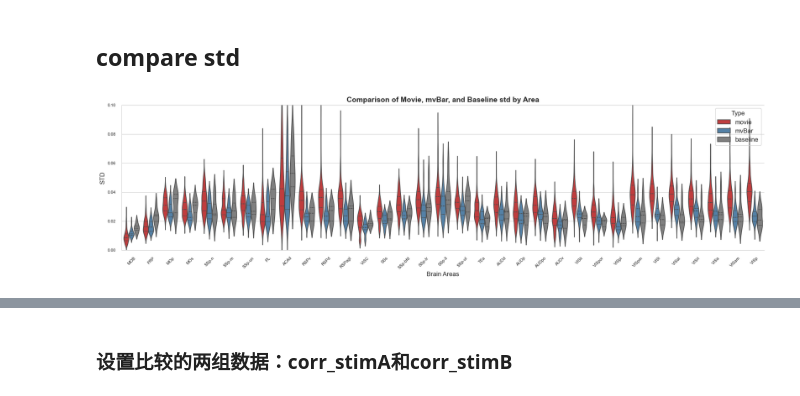
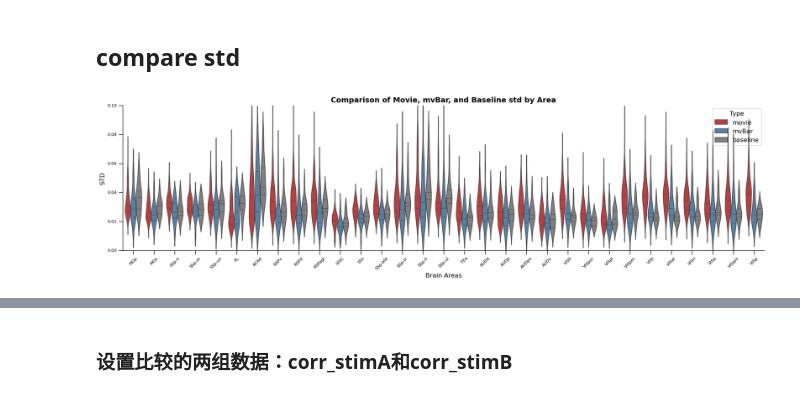
Before and after one commit to Zhaoxi-Liu/widefield_imaging_analysis, a Jupyter notebook: summary.ipynb, the cells around one changed output, grey strips where cells are left out. Drawn from its saved outputs; the diff is of its cells as text; code cells hidden in the pictures.

```diff
--- a/summary.ipynb
+++ b/summary.ipynb
@@ -11,5 +13,5 @@ from wfield import *
 # %%
-path_summary = 'Y:/WF_VC_liuzhaoxi/______________natural_movie_summary2'
+path_summary = '/home/lzx/data/WF_VC_liuzhaoxi/______________natural_movie_summary2'
 os.makedirs(path_summary, exist_ok=True)
 # %%
 warped_height, warped_width = (540, 640)
@@ -25,6 +27,6 @@ ccf_regions = allen_transform_regions(None,ccf_regions_reference,
 atlas, areanames, brain_mask = atlas_from_landmarks_file(landmarks_file=None, reference='dorsal_cortex', dims = [warped_height, warped_width], do_transform = None)
 # %%
 
-area_list = ['MOB','FRP','MOp','MOs','SSp-n','SSp-m','SSp-un','PL','ACAd','RSPv','RSPd','RSPagl','VISC',
+area_list = ['MOp','MOs','SSp-n','SSp-m','SSp-un','PL','ACAd','RSPv','RSPd','RSPagl','VISC',
              'SSs','SSp-bfd','SSp-tr','SSp-ll','SSp-ul','TEa','AUDd','AUDp','AUDpo','AUDv',
              'VISli','VISpor','VISpl','VISpm','VISl','VISal','VISrl','VISa','VISam','VISp']
@@ -176,43 +187,43 @@ print(df_results.sort_values('p_fdr'))
 # %% [markdown]
 ## compare std
 # %%
-all_area_std_movie = np.load(pjoin(path_summary, 'natural-movie-series','all_area_std.npy'))
-all_area_std_mvBar = np.load(pjoin(path_summary, 'moving-bar','all_area_std.npy'))
-all_area_std_baseline = np.load(pjoin(path_summary, 'baseline','all_area_std.npy'))
+all_area_std_movie = np.load(pjoin(path_summary, 'natural-movie-series','all_area_std.npy'))[2:]
+all_area_std_mvBar = np.load(pjoin(path_summary, 'moving-bar','all_area_std.npy'))[2:]
+all_area_std_baseline = np.load(pjoin(path_summary, 'baseline','all_area_std.npy'))[2:]
 # %%
 import pandas as pd
 import numpy as np
 import matplotlib.pyplot as plt
 import seaborn as sns
 
 # 将三组数据分别转换为 DataFrame 并展开
-df_movie = pd.DataFrame(all_area_std_movie.reshape(33, -1).T, columns=area_list)
+df_movie = pd.DataFrame(all_area_std_movie.reshape(31, -1).T, columns=area_list)
 df_movie_long = df_movie.melt(var_name='areas', value_name='std')  # 转换为长格式
 df_movie_long['type'] = 'movie'  # 添加类型标识
 
-df_mvBar = pd.DataFrame(all_area_std_mvBar.reshape(33, -1).T, columns=area_list)
+df_mvBar = pd.DataFrame(all_area_std_mvBar.reshape(31, -1).T, columns=area_list)
 df_mvBar_long = df_mvBar.melt(var_name='areas', value_name='std')  # 转换为长格式
 df_mvBar_long['type'] = 'mvBar'  # 添加类型标识
 
-df_baseline = pd.DataFrame(all_area_std_baseline.reshape(33, -1).T, columns=area_list)
+df_baseline = pd.DataFrame(all_area_std_baseline.reshape(31, -1).T, columns=area_list)
 df_baseline_long = df_baseline.melt(var_name='areas', value_name='std')  # 转换为长格式
 df_baseline_long['type'] = 'baseline'  # 添加类型标识
 
 # 合并三组长格式数据
 df_combined = pd.concat([df_movie_long, df_mvBar_long, df_baseline_long], axis=0)
 
 # 绘制小提琴图
 plt.figure(figsize=(22, 5))
 sns.violinplot(x='areas', y='std', hue='type', data=df_combined, density_norm='width', inner='quartile', palette={'movie': 'tab:red', 'mvBar': 'steelblue', 'baseline': 'grey'})
 plt.title('Comparison of Movie, mvBar, and Baseline std by Area')
 plt.xlabel('Brain Areas')
 plt.ylabel('STD')
 plt.ylim(0, 0.1)  # 设置 y 轴范围
 plt.xticks(rotation=45)
 plt.legend(title='Type')
 fig = plt.gcf()  # 获取当前图形对象
 fig.set_facecolor('white')  # 设置背景为白色
 plt.savefig(pjoin(path_summary, 'comparison_movie_mvBar_baseline_std.png'), facecolor='white', transparent=False, bbox_inches='tight', pad_inches=0)
 plt.show()
 # %% [output]
-[figure, old version]
+[figure, new version]
```
Also changed, not shown: parts of 34 cells of this notebook, 26 other files.
